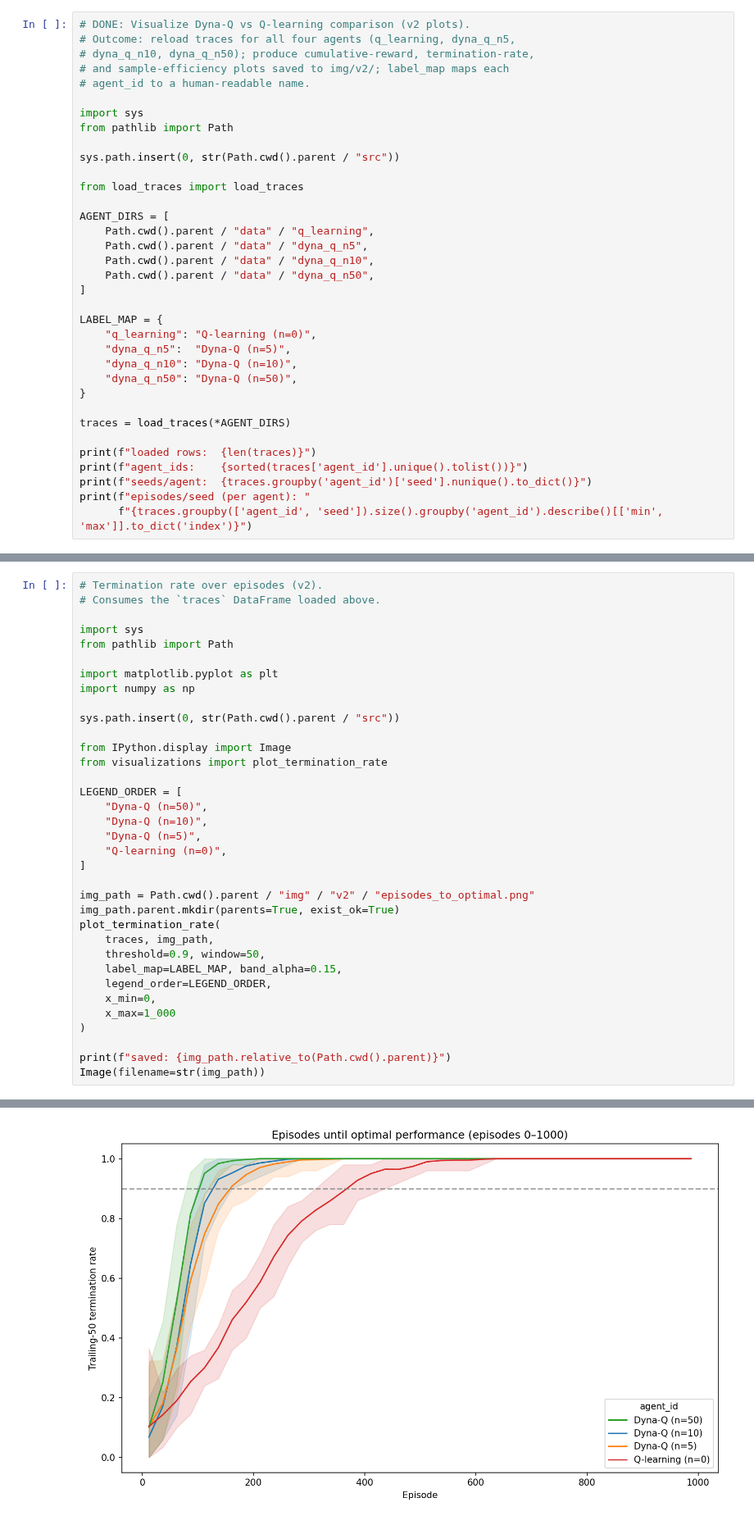
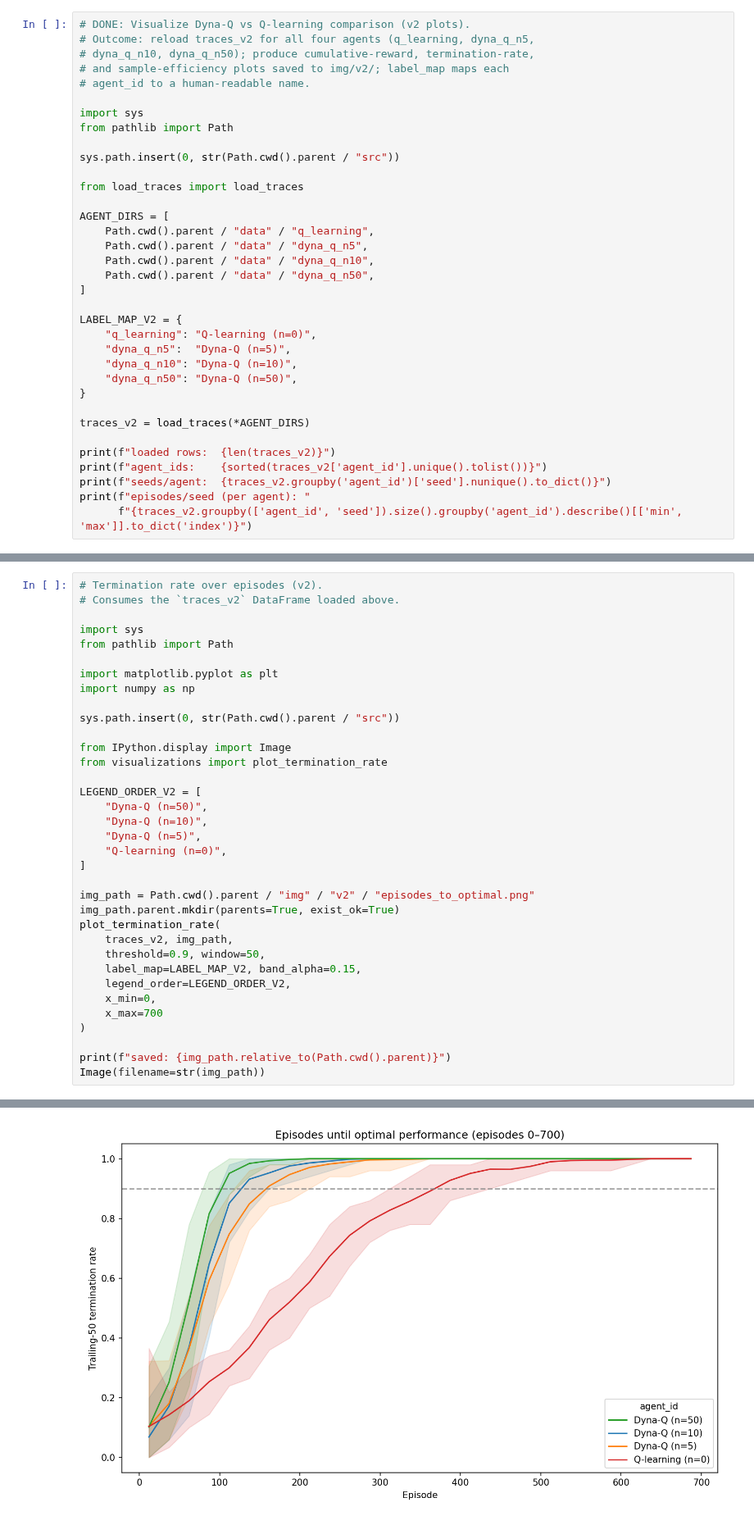
Before and after one commit to craig-rudman/MSDS684, a Jupyter notebook: W7/ipynb/development.ipynb, the cells around one changed output, grey strips where cells are left out. Shown at 82% size. Drawn from its saved outputs; the diff is of its cells as text.

```diff
--- a/W7/ipynb/development.ipynb
+++ b/W7/ipynb/development.ipynb
@@ -569,7 +579,7 @@ dyna_q_n50: already complete, skipping
   (delete data/dyna_q_n50/ to retrain)
 # %%
 # DONE: Visualize Dyna-Q vs Q-learning comparison (v2 plots).
-# Outcome: reload traces for all four agents (q_learning, dyna_q_n5,
+# Outcome: reload traces_v2 for all four agents (q_learning, dyna_q_n5,
 # dyna_q_n10, dyna_q_n50); produce cumulative-reward, termination-rate,
 # and sample-efficiency plots saved to img/v2/; label_map maps each
 # agent_id to a human-readable name.
@@ -588,20 +598,20 @@ AGENT_DIRS = [
     Path.cwd().parent / "data" / "dyna_q_n50",
 ]
 
-LABEL_MAP = {
+LABEL_MAP_V2 = {
     "q_learning": "Q-learning (n=0)",
     "dyna_q_n5":  "Dyna-Q (n=5)",
     "dyna_q_n10": "Dyna-Q (n=10)",
     "dyna_q_n50": "Dyna-Q (n=50)",
 }
 
-traces = load_traces(*AGENT_DIRS)
+traces_v2 = load_traces(*AGENT_DIRS)
 
-print(f"loaded rows:  {len(traces)}")
-print(f"agent_ids:    {sorted(traces['agent_id'].unique().tolist())}")
-print(f"seeds/agent:  {traces.groupby('agent_id')['seed'].nunique().to_dict()}")
+print(f"loaded rows:  {len(traces_v2)}")
+print(f"agent_ids:    {sorted(traces_v2['agent_id'].unique().tolist())}")
+print(f"seeds/agent:  {traces_v2.groupby('agent_id')['seed'].nunique().to_dict()}")
 print(f"episodes/seed (per agent): "
-      f"{traces.groupby(['agent_id', 'seed']).size().groupby('agent_id').describe()[['min', 'max']].to_dict('index')}")
+      f"{traces_v2.groupby(['agent_id', 'seed']).size().groupby('agent_id').describe()[['min', 'max']].to_dict('index')}")
 # %% [output]
 loaded rows:  200000
 agent_ids:    ['dyna_q_n10', 'dyna_q_n5', 'dyna_q_n50', 'q_learning']
@@ -645,38 +657,38 @@ saved: img/v2/cumulative_reward.png
 # %%
 # Termination rate over episodes (v2).
-# Consumes the `traces` DataFrame loaded above.
+# Consumes the `traces_v2` DataFrame loaded above.
 
 import sys
 from pathlib import Path
 
 import matplotlib.pyplot as plt
 import numpy as np
 
 sys.path.insert(0, str(Path.cwd().parent / "src"))
 
 from IPython.display import Image
 from visualizations import plot_termination_rate
 
-LEGEND_ORDER = [
+LEGEND_ORDER_V2 = [
     "Dyna-Q (n=50)",
     "Dyna-Q (n=10)",
     "Dyna-Q (n=5)",
     "Q-learning (n=0)",
 ]
 
 img_path = Path.cwd().parent / "img" / "v2" / "episodes_to_optimal.png"
 img_path.parent.mkdir(parents=True, exist_ok=True)
 plot_termination_rate(
-    traces, img_path,
+    traces_v2, img_path,
     threshold=0.9, window=50,
-    label_map=LABEL_MAP, band_alpha=0.15,
-    legend_order=LEGEND_ORDER,
+    label_map=LABEL_MAP_V2, band_alpha=0.15,
+    legend_order=LEGEND_ORDER_V2,
     x_min=0,
-    x_max=1_000
+    x_max=700
 )
 
 print(f"saved: {img_path.relative_to(Path.cwd().parent)}")
 Image(filename=str(img_path))
 # %% [output]
 saved: img/v2/episodes_to_optimal.png
-[figure, old version]
+[figure, new version]
```
Also changed, not shown: parts of 33 cells of this notebook, 42 other files.
